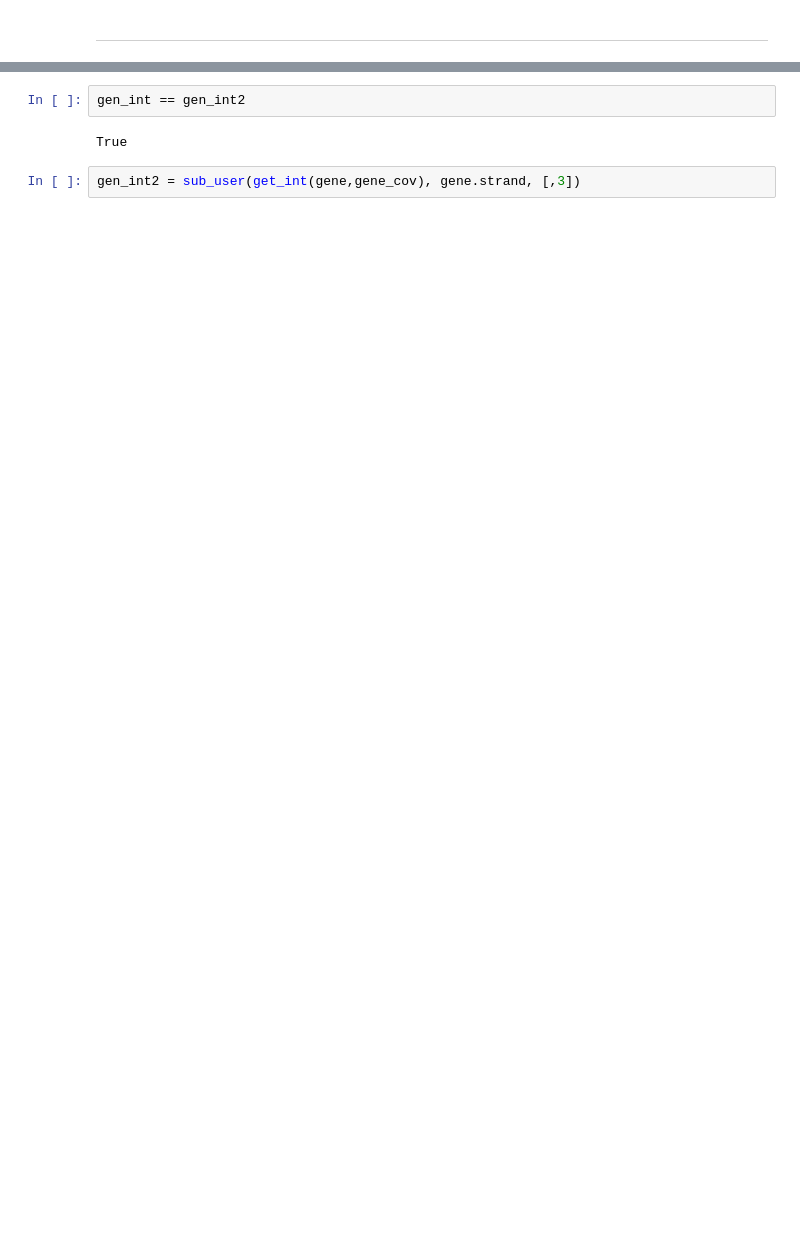
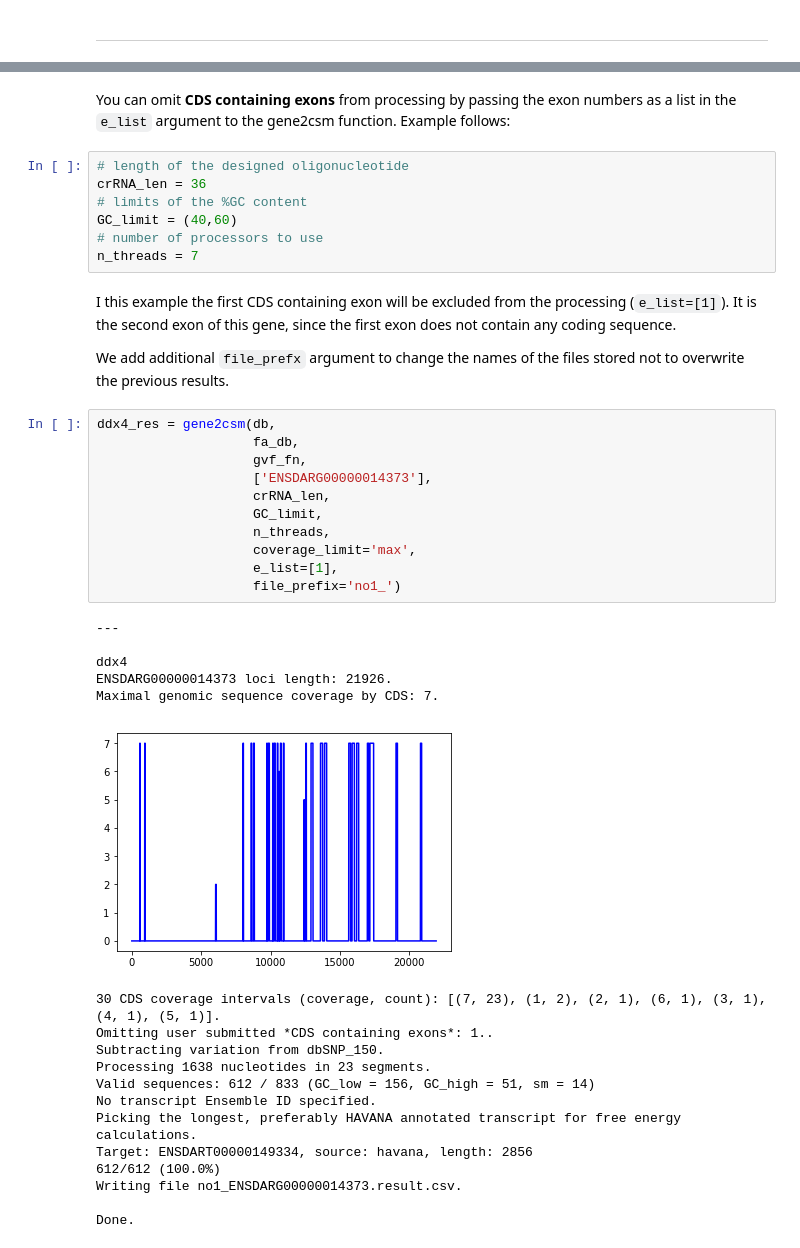
Before and after one commit to lapinskim/gene2csm, a Jupyter notebook: gene2csm.ipynb, the cells around one changed output, grey strips where cells are left out. Drawn from its saved outputs; the diff is of its cells as text; blank space fills up the shorter version.

Commit message:
Spelling fix and add example of exon ommision

```diff
--- a/gene2csm.ipynb
+++ b/gene2csm.ipynb
@@ -244,6 +309,43 @@ gen_int2
-# %%
-gen_int == gen_int2
-# %% [output]
-True
-# %%
-gen_int2 = sub_user(get_int(gene,gene_cov), gene.strand, [,3])
+# %% [markdown]
+You can omit **CDS containing exons** from processing by passing the exon numbers as a list in the `e_list` argument to the gene2csm function. Example follows:
+# %%
+# length of the designed oligonucleotide
+crRNA_len = 36
+# limits of the %GC content
+GC_limit = (40,60)
+# number of processors to use
+n_threads = 7
+# %% [markdown]
+I this example the first CDS containing exon will be excluded from the processing (`e_list=[1]`). It is the second exon of this gene, since the first exon does not contain any coding sequence.
+
+We add additional `file_prefx` argument to change the names of the files stored not to overwrite the previous results.
+# %%
+ddx4_res = gene2csm(db,
+                    fa_db,
+                    gvf_fn,
+                    ['ENSDARG00000014373'],
+                    crRNA_len,
+                    GC_limit,
+                    n_threads,
+                    coverage_limit='max',
+                    e_list=[1],
+                    file_prefix='no1_')
+# %% [output]
+---
+
+ddx4
+ENSDARG00000014373 loci length: 21926.
+Maximal genomic sequence coverage by CDS: 7.
+[figure, added]
+30 CDS coverage intervals (coverage, count): [(7, 23), (1, 2), (2, 1), (6, 1), (3, 1), (4, 1), (5, 1)].
+Omitting user submitted *CDS containing exons*: 1..
+Subtracting variation from dbSNP_150.
+Processing 1638 nucleotides in 23 segments.
+Valid sequences: 612 / 833 (GC_low = 156, GC_high = 51, sm = 14)
+No transcript Ensemble ID specified.
+Picking the longest, preferably HAVANA annotated transcript for free energy calculations.
+Target: ENSDART00000149334, source: havana, length: 2856
+612/612 (100.0%)
+Writing file no1_ENSDARG00000014373.result.csv.
+
+Done.
```
Also changed, not shown: parts of 25 cells of this notebook.
